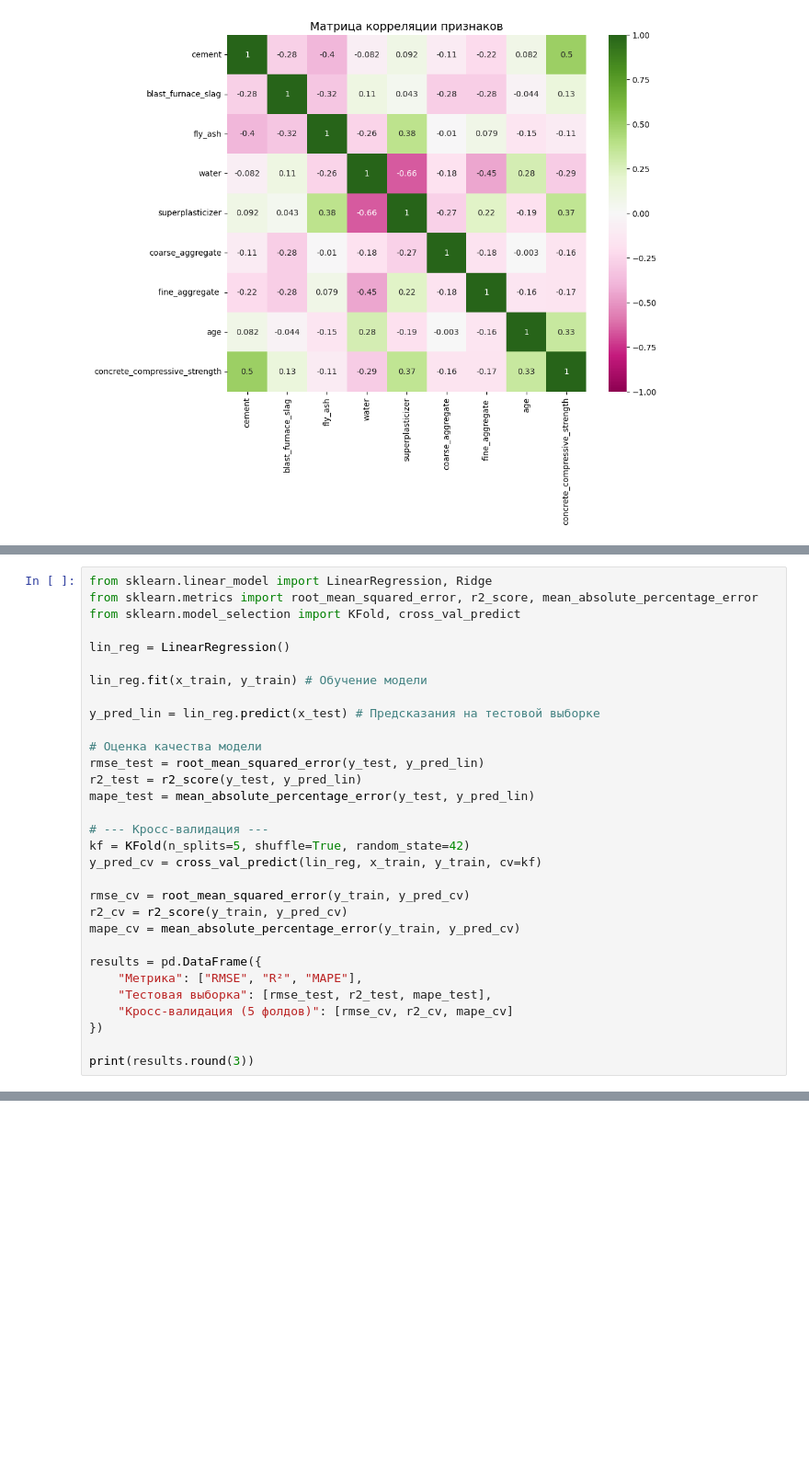
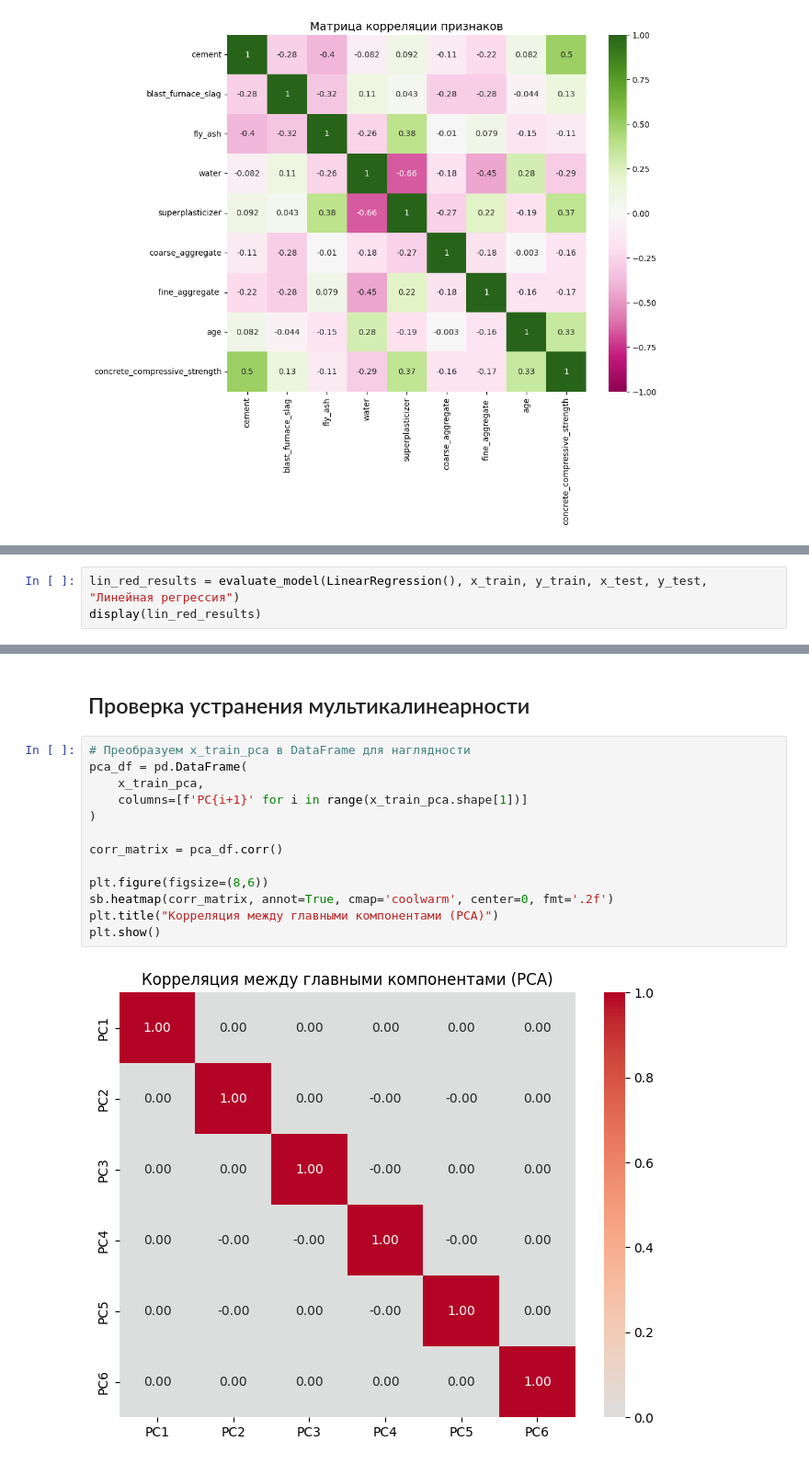
Before and after one commit to olesya1119/ML, a Jupyter notebook: lab1/notebook.ipynb, the cells around one changed output, grey strips where cells are left out. Shown at 92% size. Cells and saved outputs as stored; diff of their text form; blank space fills up the shorter version.

```diff
--- a/lab1/notebook.ipynb
+++ b/lab1/notebook.ipynb
@@ -425,32 +475,4 @@ VIF коэффициенты для признаков:
 # %%
-from sklearn.linear_model import LinearRegression, Ridge
-from sklearn.metrics import root_mean_squared_error, r2_score, mean_absolute_percentage_error
-from sklearn.model_selection import KFold, cross_val_predict
-
-lin_reg = LinearRegression()
-
-lin_reg.fit(x_train, y_train) # Обучение модели
-
-y_pred_lin = lin_reg.predict(x_test) # Предсказания на тестовой выборке
-
-# Оценка качества модели
-rmse_test = root_mean_squared_error(y_test, y_pred_lin)
-r2_test = r2_score(y_test, y_pred_lin)
-mape_test = mean_absolute_percentage_error(y_test, y_pred_lin)
-
-# --- Кросс-валидация ---
-kf = KFold(n_splits=5, shuffle=True, random_state=42)
-y_pred_cv = cross_val_predict(lin_reg, x_train, y_train, cv=kf)
-
-rmse_cv = root_mean_squared_error(y_train, y_pred_cv)
-r2_cv = r2_score(y_train, y_pred_cv)
-mape_cv = mean_absolute_percentage_error(y_train, y_pred_cv)
-
-results = pd.DataFrame({
-    "Метрика": ["RMSE", "R²", "MAPE"],
-    "Тестовая выборка": [rmse_test, r2_test, mape_test],
-    "Кросс-валидация (5 фолдов)": [rmse_cv, r2_cv, mape_cv]
-})
-
-print(results.round(3))
+lin_red_results = evaluate_model(LinearRegression(), x_train, y_train, x_test, y_test, "Линейная регрессия")
+display(lin_red_results)
 # %% [output]
@@ -571,0 +554,17 @@ print(results.round(3))
+# %% [markdown]
+## Проверка устранения мультикалинеарности
+# %%
+# Преобразуем x_train_pca в DataFrame для наглядности
+pca_df = pd.DataFrame(
+    x_train_pca,
+    columns=[f'PC{i+1}' for i in range(x_train_pca.shape[1])]
+)
+
+corr_matrix = pca_df.corr()
+
+plt.figure(figsize=(8,6))
+sb.heatmap(corr_matrix, annot=True, cmap='coolwarm', center=0, fmt='.2f')
+plt.title("Корреляция между главными компонентами (PCA)")
+plt.show()
+# %% [output]
+[figure, added]
```
Also changed, not shown: parts of 20 cells of this notebook.
